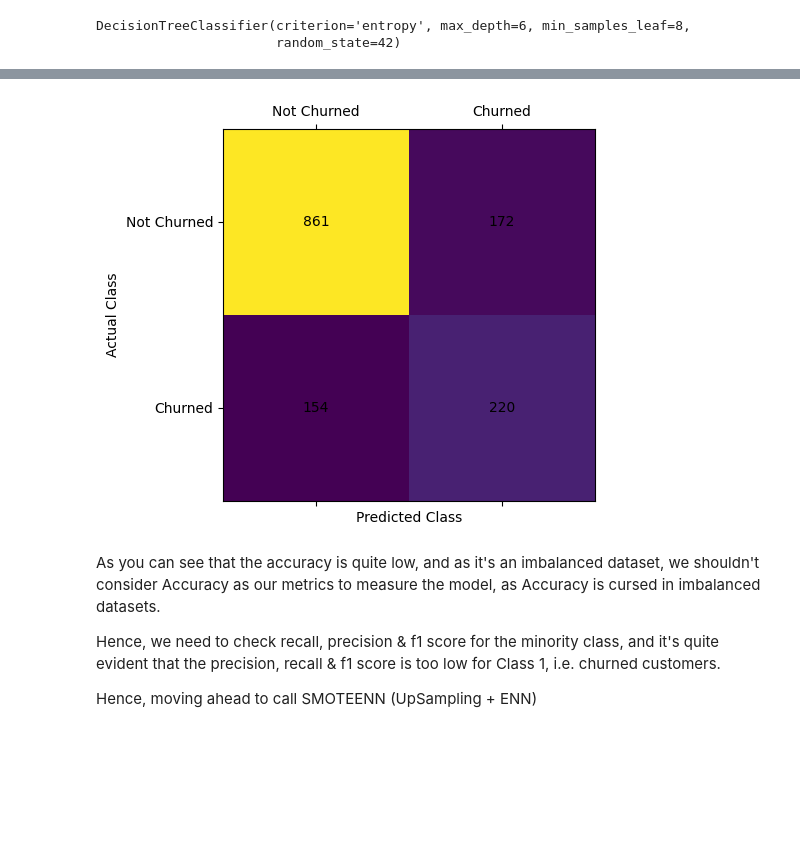
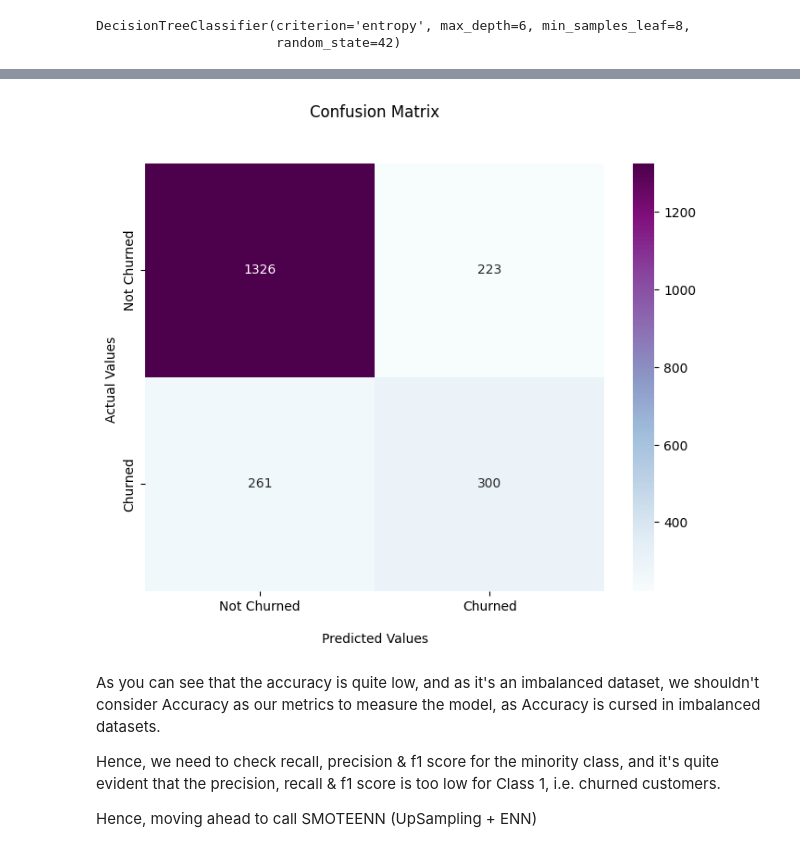
Before and after one commit to hariskhan-hk/Churn_pred, a Jupyter notebook: Decision_Tree_Classifier.ipynb, the cells around one changed output, grey strips where cells are left out. Cells and saved outputs as stored; diff of their text form; code cells hidden in the pictures; blank space fills up the shorter version.

```diff
--- a/Decision_Tree_Classifier.ipynb
+++ b/Decision_Tree_Classifier.ipynb
@@ -76,24 +79,39 @@ array([[861, 172],
 # %%
-# create a heatmap of the matrix using matshow()
-import matplotlib.pyplot as plt
+# # create a heatmap of the matrix using matshow()
+# import matplotlib.pyplot as plt
 
-plt.matshow(confusion_matrix_dt)
+# plt.matshow(confusion_matrix_dt)
 
-# add labels for the x and y axes
-plt.xlabel('Predicted Class')
-plt.ylabel('Actual Class')
+# # add labels for the x and y axes
+# plt.xlabel('Predicted Class')
+# plt.ylabel('Actual Class')
 
-for i in range(2):
-    for j in range(2):
-        plt.text(j, i, confusion_matrix_dt[i, j], ha='center', va='center')
+# for i in range(2):
+#     for j in range(2):
+#         plt.text(j, i, confusion_matrix_dt[i, j], ha='center', va='center')
 
 
-# Add custom labels for x and y ticks
-plt.xticks([0, 1], ["Not Churned", "Churned"])
-plt.yticks([0, 1], ["Not Churned", "Churned"])
+# # Add custom labels for x and y ticks
+# plt.xticks([0, 1], ["Not Churned", "Churned"])
+# plt.yticks([0, 1], ["Not Churned", "Churned"])
+# plt.show()
+
+cm1 = np.array([[1326, 223], [ 261, 300]])
+plt.figure(figsize=(8, 6))
+ax = sns.heatmap(cm1, annot=True, cmap='BuPu', fmt='g')
+
+ax.set_title('Confusion Matrix\n\n');
+ax.set_xlabel('\nPredicted Values')
+ax.set_ylabel('Actual Values ');
+
+## Ticket labels - List must be in alphabetical order
+ax.xaxis.set_ticklabels(['Not Churned','Churned'])
+ax.yaxis.set_ticklabels(['Not Churned','Churned'])
+
+## Display the visualization of the Confusion Matrix.
 plt.show()
 # %% [output]
-[figure, old version]
+[figure, new version]
 # %% [markdown]
 As you can see that the accuracy is quite low, and as it's an imbalanced dataset, we shouldn't consider Accuracy as our metrics to measure the model, as Accuracy is cursed in imbalanced datasets.
 
```
Also changed, not shown: parts of 12 cells of this notebook.
